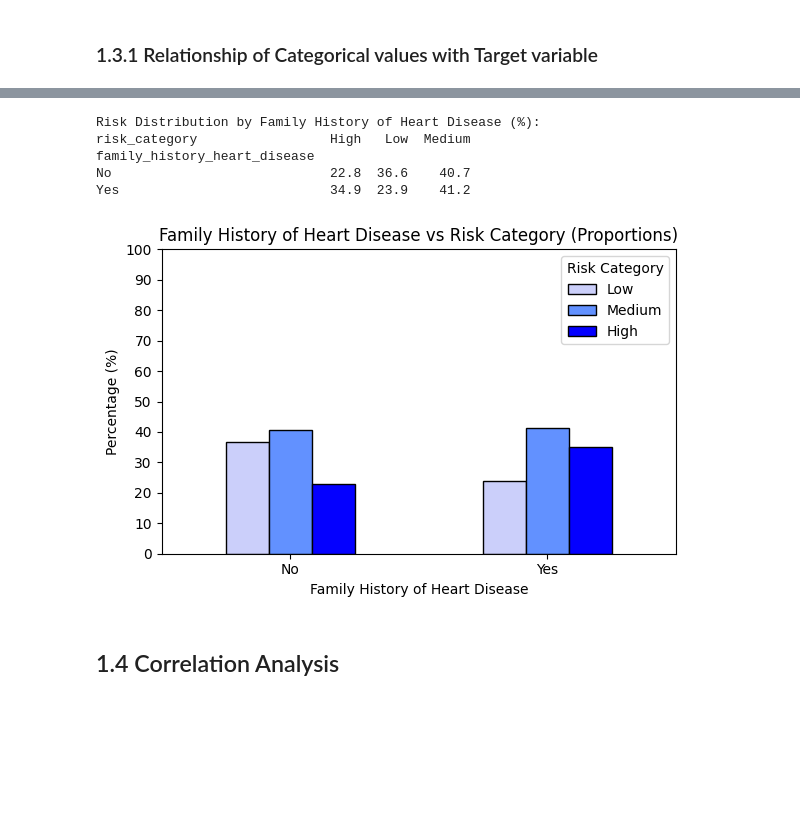
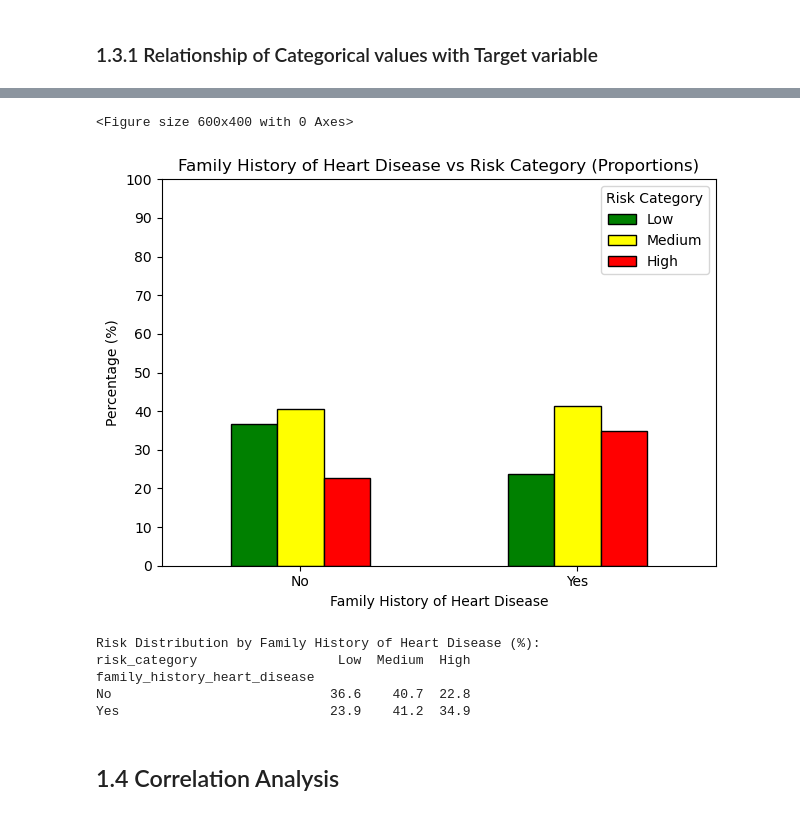
Before and after one commit to maxhaus31/Machine_Learning_HeartDiseaseDetection, a Jupyter notebook: 01_ExploratoryDataAnalysis.ipynb, the cells around one changed output, grey strips where cells are left out. Drawn from its saved outputs; the diff is of its cells as text; code cells hidden in the pictures; blank space fills up the shorter version.

```diff
--- a/01_ExploratoryDataAnalysis.ipynb
+++ b/01_ExploratoryDataAnalysis.ipynb
@@ -2,6 +2,9 @@
 # Exploratory Data Analysis
 # %% [markdown]
 # 0. Load Data
+# %%
+# Enter the file path to your dataset here
+file_path = "/Users/luciamusizzano/Documents/GitHub/Machine_Learning_HeartDiseaseDetection/data/raw/cardiovascular_risk_dataset.csv"
 # %%
 import pandas as pd
 import matplotlib.pyplot as plt
@@ -9,7 +12,7 @@ import seaborn as sns
 import numpy as np
 
 # Load the dataset
-df = pd.read_csv('data/raw/cardiovascular_risk_dataset.csv')
+df = pd.read_csv(file_path)
 
 # Display the first few rows of the dataset
 df.head()
@@ -277,43 +242,34 @@ Never           16.6  43.0    40.3
 # %%
-# Proportions
-family_history_risk_props = pd.crosstab(
-    df['family_history_heart_disease'],
-    df['risk_category'],
-    normalize='index'
-) * 100
+# Family history of heart disease vs Risk Category (proportions)
+family_history_risk_props = pd.crosstab(df['family_history_heart_disease'], df['risk_category'], normalize='index') * 100
 
+# Reorder columns to: Low, Medium, High
+family_history_risk_props = family_history_risk_props[['Low', 'Medium', 'High']]
 
+# Plot
+risk_colors = ['green', 'yellow', 'red']  # Now matches: Low, Medium, High
+plt.figure(figsize=(6,4))
+family_history_risk_props.plot(kind='bar', color=risk_colors, edgecolor='black')
+plt.title('Family History of Heart Disease vs Risk Category (Proportions)')
+plt.xlabel('Family History of Heart Disease')
+plt.ylabel('Percentage (%)')
+plt.legend(title='Risk Category', labels=['Low', 'Medium', 'High'])
+plt.xticks(rotation=0)
+plt.yticks(np.arange(0, 101, 10))
+plt.tight_layout()
+plt.show()
+
+# Print the actual percentages
 print("\nRisk Distribution by Family History of Heart Disease (%):")
 print(family_history_risk_props.round(1))
-
-# Plot Distribution of Risk Categories by Family History of Heart Disease
-
-family_history_risk_props = family_history_risk_props.reindex(columns=risk_order, fill_value=0)
-
-ax = family_history_risk_props.plot(
-    kind='bar',
-    figsize=(6, 4),
-    edgecolor='black',
-    color=[risk_palette[c] for c in family_history_risk_props.columns],
-)
-
-ax.set_title('Family History of Heart Disease vs Risk Category (Proportions)')
-ax.set_xlabel('Family History of Heart Disease')
-ax.set_ylabel('Percentage (%)')
-ax.set_ylim(0, 100)
-ax.set_yticks(np.arange(0, 101, 10))
-ax.tick_params(axis='x', rotation=0)
-ax.legend(title='Risk Category')
-
-plt.tight_layout()
-plt.show()
 # %% [output]
-Risk Distribution by Family History of Heart Disease (%):
-risk_category                 High   Low  Medium
-family_history_heart_disease
-No                            22.8  36.6    40.7
-Yes                           34.9  23.9    41.2
+<Figure size 600x400 with 0 Axes>
-[figure, old version]
+[figure, new version]
+Risk Distribution by Family History of Heart Disease (%):
+risk_category                  Low  Medium  High
+family_history_heart_disease
+No                            36.6    40.7  22.8
+Yes                           23.9    41.2  34.9
 # %% [markdown]
 ## 1.4 Correlation Analysis
 # %%
```
Also changed, not shown: parts of 13 cells of this notebook.
